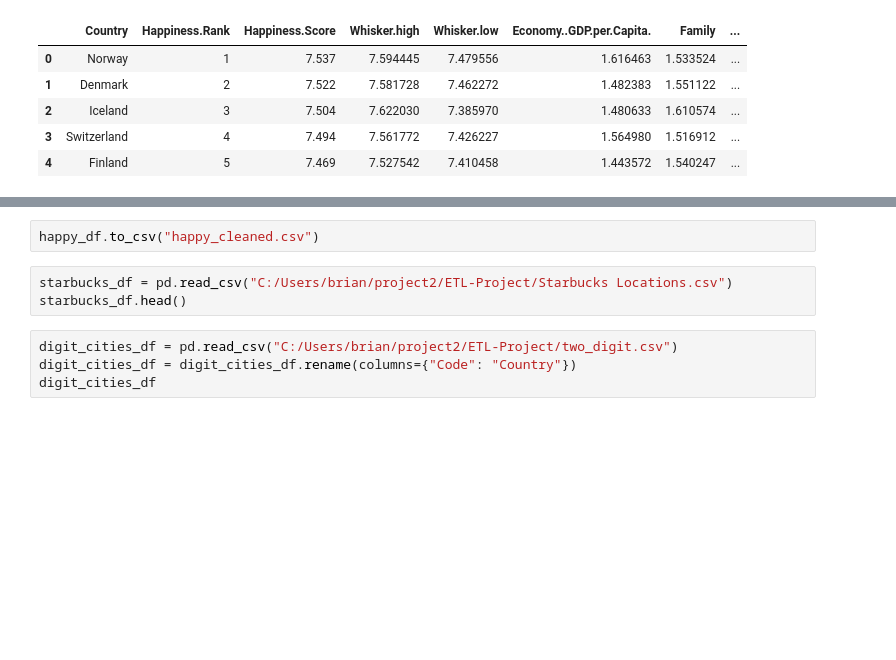
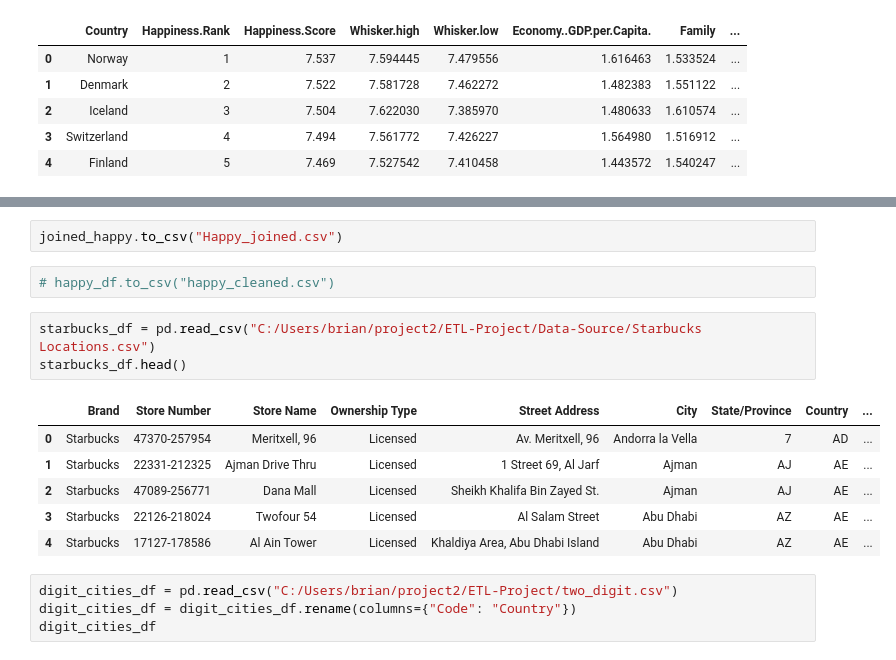
Before and after one commit to donleshem/ETL-Project, a Jupyter notebook: Merging datasets.ipynb, the cells around one changed output, grey strips where cells are left out. Cells and saved outputs as stored; diff of their text form; blank space fills up the shorter version.

```diff
--- a/Merging datasets.ipynb
+++ b/Merging datasets.ipynb
@@ -35,8 +168,17 @@ happy_df.head()
+# %%
+joined_happy.to_csv("Happy_joined.csv")
 # %%
-happy_df.to_csv("happy_cleaned.csv")
+# happy_df.to_csv("happy_cleaned.csv")
 # %%
-starbucks_df = pd.read_csv("C:/Users/brian/project2/ETL-Project/Starbucks Locations.csv")
+starbucks_df = pd.read_csv("C:/Users/brian/project2/ETL-Project/Data-Source/Starbucks Locations.csv")
 starbucks_df.head()
+# %% [output]
+|  | Brand | Store Number | Store Name | Ownership Type | Street Address | City | State/Province | Country | ... |
+| 0 | Starbucks | 47370-257954 | Meritxell, 96 | Licensed | Av. Meritxell, 96 | Andorra la Vella | 7 | AD | ... |
+| 1 | Starbucks | 22331-212325 | Ajman Drive Thru | Licensed | 1 Street 69, Al Jarf | Ajman | AJ | AE | ... |
+| 2 | Starbucks | 47089-256771 | Dana Mall | Licensed | Sheikh Khalifa Bin Zayed St. | Ajman | AJ | AE | ... |
+| 3 | Starbucks | 22126-218024 | Twofour 54 | Licensed | Al Salam Street | Abu Dhabi | AZ | AE | ... |
+| 4 | Starbucks | 17127-178586 | Al Ain Tower | Licensed | Khaldiya Area, Abu Dhabi Island | Abu Dhabi | AZ | AE | ... |
 # %%
 digit_cities_df = pd.read_csv("C:/Users/brian/project2/ETL-Project/two_digit.csv")
 digit_cities_df = digit_cities_df.rename(columns={"Code": "Country"})
```
Also changed, not shown: parts of 28 cells of this notebook, 3 other files.
